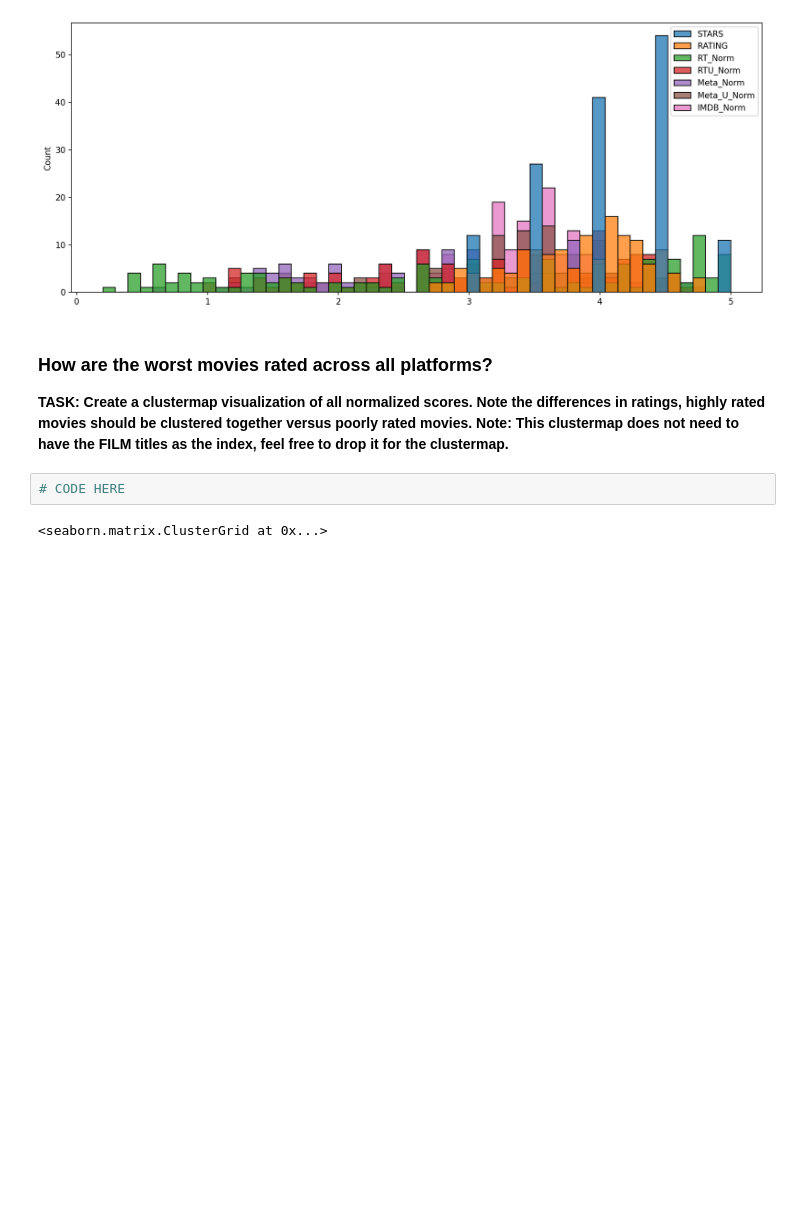
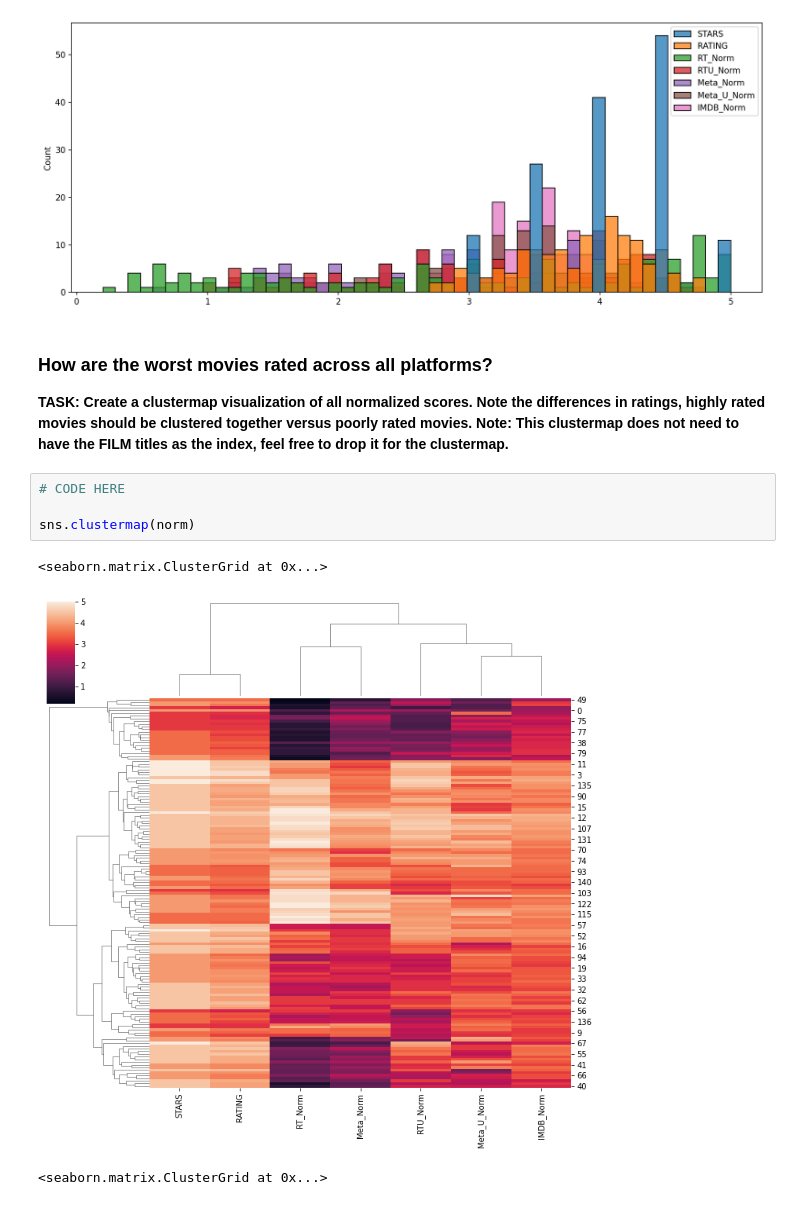
Before and after one commit to Jared-Glenn/Data_Science_Course_Practice, a Jupyter notebook: 00-Capstone-Project.ipynb, the cells around one changed output. Drawn from its saved outputs; the diff is of its cells as text; blank space fills up the shorter version.

```diff
--- a/00-Capstone-Project.ipynb
+++ b/00-Capstone-Project.ipynb
@@ -715,6 +806,11 @@ Quick Note if you have issues moving the legend for a seaborn kdeplot: https://g
 **TASK: Create a clustermap visualization of all normalized scores. Note the differences in ratings, highly rated movies should be clustered together versus poorly rated movies. Note: This clustermap does not need to have the FILM titles as the index, feel free to drop it for the clustermap.**
 # %%
 # CODE HERE
+
+sns.clustermap(norm)
+# %% [output]
+<seaborn.matrix.ClusterGrid at 0x...>
+[figure, added]
 # %%
 # %% [output]
 <seaborn.matrix.ClusterGrid at 0x...>
```
Also changed, not shown: parts of 19 cells of this notebook.
